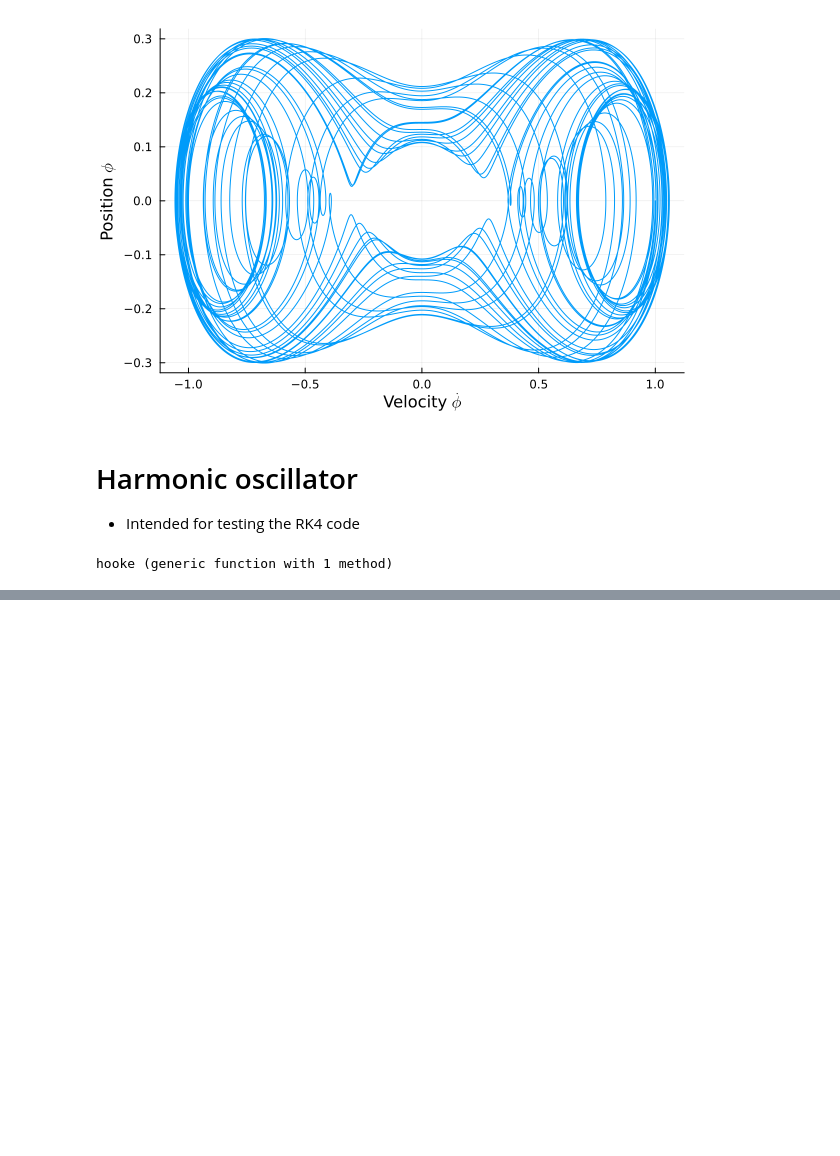
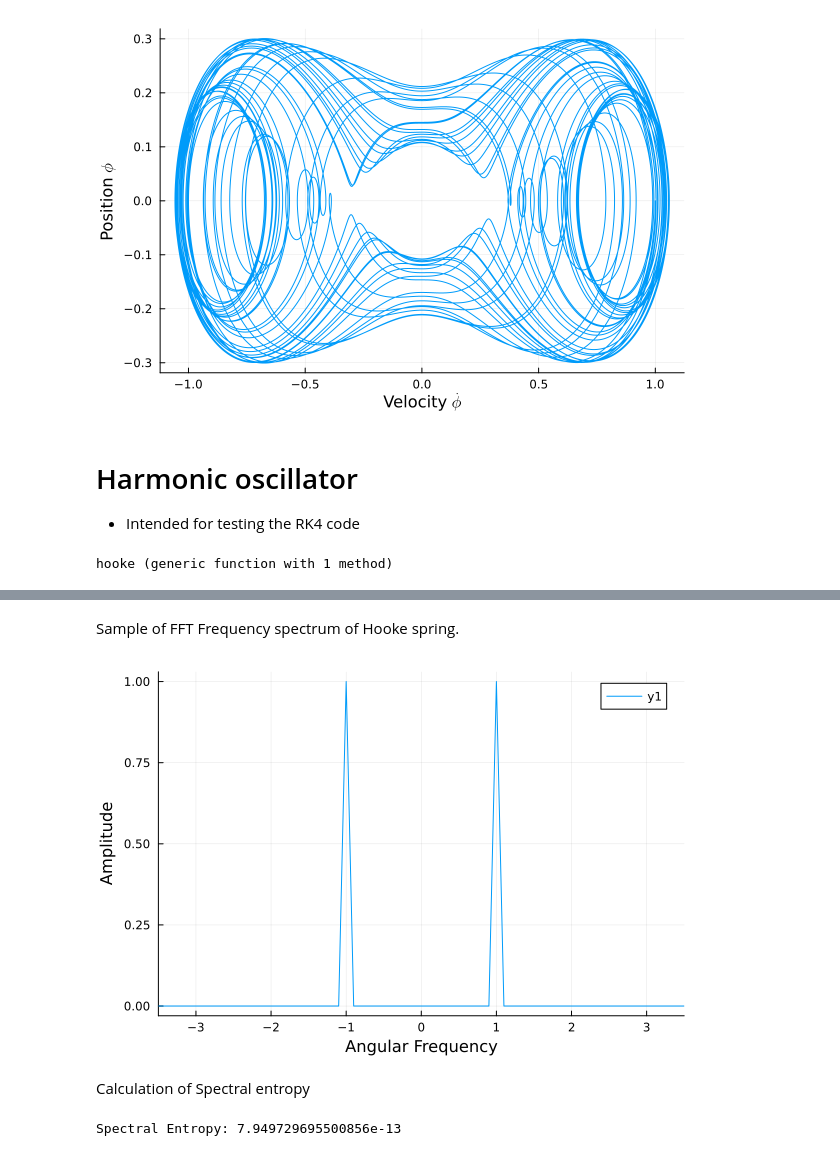
Before and after one commit to Treucyan/spinning-compass, a Jupyter notebook: RK4.ipynb, the cells around one changed output, grey strips where cells are left out. Drawn from its saved outputs; the diff is of its cells as text; code cells hidden in the pictures; blank space fills up the shorter version.

```diff
--- a/RK4.ipynb
+++ b/RK4.ipynb
@@ -110,0 +120,56 @@ ylabel!("Trajectories")
+# %% [markdown]
+Sample of FFT Frequency spectrum of Hooke spring.
+# %%
+
+# Initial conditions
+x0, v0 = 1.0, 0.0
+r = [x0, v0]
+
+
+# Function parameters
+k = 1.0
+f(r, t) = hooke(r, t, k)
+
+
+# Simulation parameters
+t_initial, t_final = 0.0, 10 * (2*π) / k^0.5
+Nsteps = 1001
+time_param = (t_initial, t_final, Nsteps)
+sampling_rate = Nsteps / abs(t_final - t_initial)
+
+
+
+(tpoints, xpoints, vpoints) = Spin_compass.RK4(f, time_param, r);
+
+fourier_xpoints = fftshift(fft(xpoints))
+fourier_freq = fftshift(fftfreq(Nsteps, sampling_rate)).*(2*π) #conversion of hertz to rad
+
+plot(fourier_freq, normalized_power, xlims = (-3.5, 3.5))
+xlabel!("Angular Frequency")
+ylabel!("Amplitude")
+# %% [output]
+[figure, added]
+# %% [markdown]
+Calculation of Spectral entropy
+# %%
+#run the cell above before running
+#calculation of spectral entropy
+power_xpoints = abs.(fourier_xpoints).^2
+power_total = sum(power_xpoints)
+normalized_power = (power_xpoints./power_total).*2
+#the two is on the normalized power to make the spectral entropy zero for clean oscillations
+
+
+spec_entropy = 0
+for i in 1:length(normalized_power)
+    if normalized_power[i] > 1e-5
+        spec_entropy += normalized_power[i]*log2(normalized_power[i])
+    else
+        spec_entropy += 0
+    end
+end
+spec_entropy /= -2 * log2(length(normalized_power))
+
+println("Spectral Entropy: ", spec_entropy)
+# %% [output]
+Spectral Entropy: 7.949729695500856e-13
```
Also changed, not shown: parts of 4 cells of this notebook.
